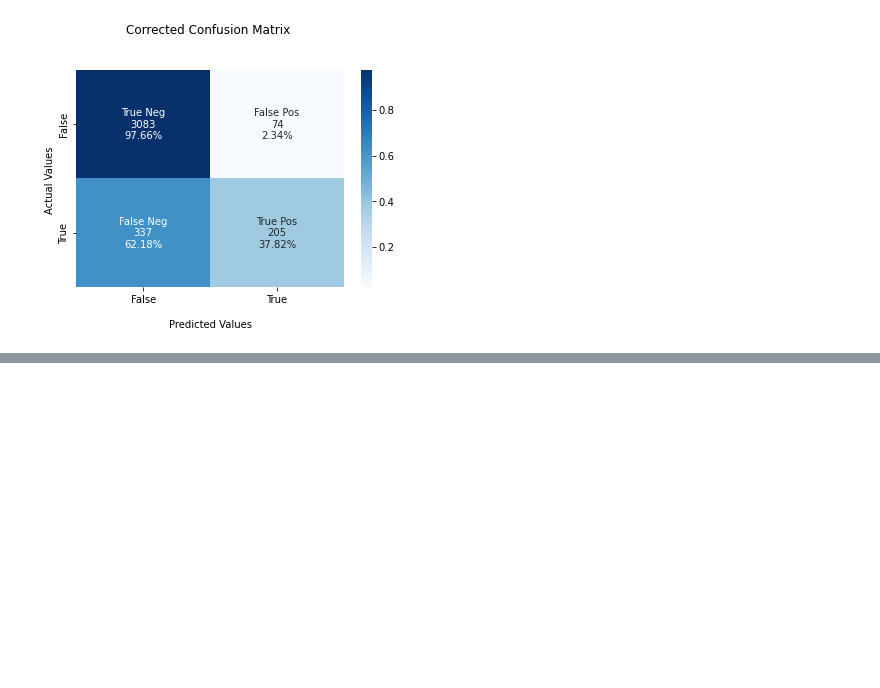
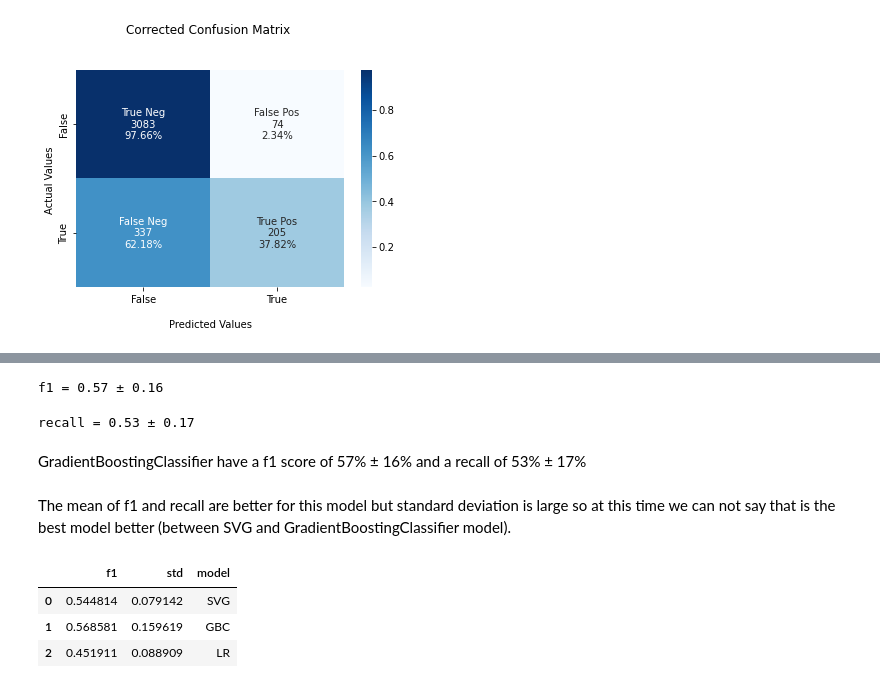
Before and after one commit to NandyBa/Analysis-Online-Shoppers-Intention, a Jupyter notebook: Analysis.ipynb, the cells around one changed output, grey strips where cells are left out. Drawn from its saved outputs; the diff is of its cells as text; code cells hidden in the pictures; blank space fills up the shorter version.

Commit message:
Models f1 comparison

```diff
--- a/Analysis.ipynb
+++ b/Analysis.ipynb
@@ -325,4 +325,4 @@ The results of this first SVC model iare:
 
 **We need** to reduce our model False Neg
 # %%
-scores = cross_validate(SVC_model, X, y, cv=10, scoring=('f1','recall'))
+scores_SVC = cross_validate(SVC_model, X, y, cv=10, scoring=('f1','recall'))
@@ -372,2 +349,0 @@ Pipeline(steps=[('preprocessor',
-# %%
-scores = cross_validate(Logistic_Regression_model, X, y, cv=10, scoring=('f1','recall'))
@@ -381,0 +372,2 @@ recall = 0.34 ± 0.08
+# %%
+scores_LR = cross_validate(Logistic_Regression_model, X, y, cv=10, scoring=('f1','recall'))
@@ -451,0 +399,30 @@ recall = 0.46 ± 0.09
+# %%
+print("f1 = {:.2f} ".format(np.mean(scores_GBC['test_f1']))+ u"\u00B1" +" {:.2f}".format(np.std(scores_GBC['test_f1'])))
+# %% [output]
+f1 = 0.57 ± 0.16
+# %%
+print("recall = {:.2f} ".format(np.mean(scores_GBC['test_recall']))+ u"\u00B1" +" {:.2f}".format(np.std(scores_GBC['test_recall'])))
+# %% [output]
+recall = 0.53 ± 0.17
+# %% [markdown]
+GradientBoostingClassifier have a f1 score of 57% ± 16% and a recall of 53% ± 17%
+# %% [markdown]
+The mean of f1 and recall are better for this model but standard deviation is large so at this time we can not say that is the best model better (between SVG and GradientBoostingClassifier model).
+# %%
+def get_f1(scores):
+    return ( np.mean(scores['test_f1']), np.std(scores['test_f1']) )
+# %%
+#d = {'SVC': get_f1(scores_SVC), 'GBC': get_f1(scores_GBC), 'LR':get_f1(scores_LR)}
+d = [get_f1(scores_SVC), get_f1(scores_GBC), get_f1(scores_LR)]
+data = pd.DataFrame(data=d)
+
+data.columns = ['f1','std']
+#data
+#data = data.T
+data['model'] = ['SVG','GBC','LR']
+data
+# %% [output]
+|  | f1 | std | model |
+| 0 | 0.544814 | 0.079142 | SVG |
+| 1 | 0.568581 | 0.159619 | GBC |
+| 2 | 0.451911 | 0.088909 | LR |
```
Also changed, not shown: parts of 51 cells of this notebook.
